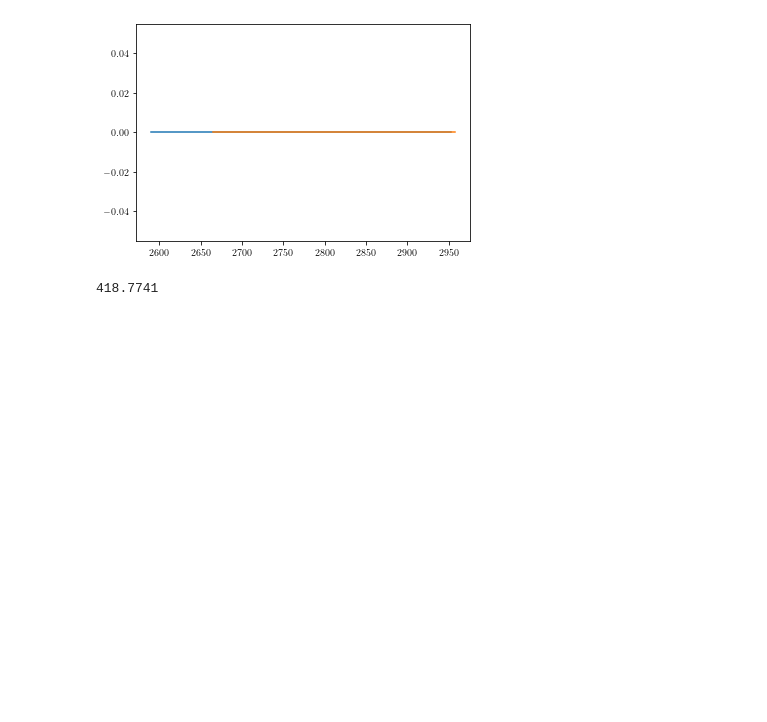
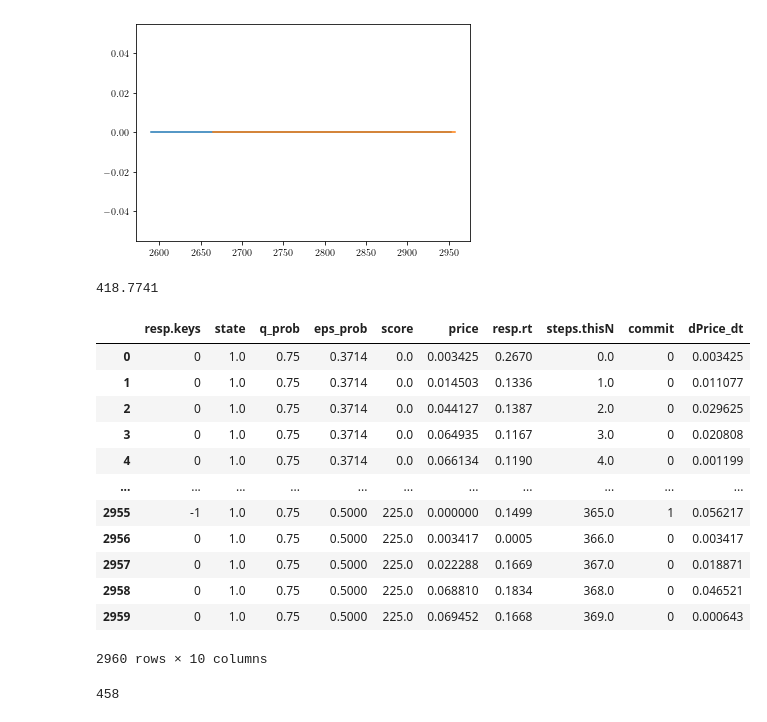
Before and after one commit to kalburge/stock-predict, a Jupyter notebook: pavlovia_exp/analyze_eps.ipynb, the cells around one changed output. Cells and saved outputs as stored; diff of their text form; code cells hidden in the pictures; blank space fills up the shorter version.

```diff
--- a/pavlovia_exp/analyze_eps.ipynb
+++ b/pavlovia_exp/analyze_eps.ipynb
@@ -320,3 +215,23 @@ for i in range(1,numBlocks+1):
 np.sum(df['resp.rt'])
 # %% [output]
 418.7741
+# %%
+df
+# %% [output]
+|  | resp.keys | state | q_prob | eps_prob | score | price | resp.rt | steps.thisN | commit | dPrice_dt |
+| 0 | 0 | 1.0 | 0.75 | 0.3714 | 0.0 | 0.003425 | 0.2670 | 0.0 | 0 | 0.003425 |
+| 1 | 0 | 1.0 | 0.75 | 0.3714 | 0.0 | 0.014503 | 0.1336 | 1.0 | 0 | 0.011077 |
+| 2 | 0 | 1.0 | 0.75 | 0.3714 | 0.0 | 0.044127 | 0.1387 | 2.0 | 0 | 0.029625 |
+| 3 | 0 | 1.0 | 0.75 | 0.3714 | 0.0 | 0.064935 | 0.1167 | 3.0 | 0 | 0.020808 |
+| 4 | 0 | 1.0 | 0.75 | 0.3714 | 0.0 | 0.066134 | 0.1190 | 4.0 | 0 | 0.001199 |
+| ... | ... | ... | ... | ... | ... | ... | ... | ... | ... | ... |
+| 2955 | -1 | 1.0 | 0.75 | 0.5000 | 225.0 | 0.000000 | 0.1499 | 365.0 | 1 | 0.056217 |
+| 2956 | 0 | 1.0 | 0.75 | 0.5000 | 225.0 | 0.003417 | 0.0005 | 366.0 | 0 | 0.003417 |
+| 2957 | 0 | 1.0 | 0.75 | 0.5000 | 225.0 | 0.022288 | 0.1669 | 367.0 | 0 | 0.018871 |
+| 2958 | 0 | 1.0 | 0.75 | 0.5000 | 225.0 | 0.068810 | 0.1834 | 368.0 | 0 | 0.046521 |
+| 2959 | 0 | 1.0 | 0.75 | 0.5000 | 225.0 | 0.069452 | 0.1668 | 369.0 | 0 | 0.000643 |
+2960 rows × 10 columns
+# %%
+len(df[df['commit'] == 1])
+# %% [output]
+458
```
Also changed, not shown: parts of 12 cells of this notebook, 1 other file.
